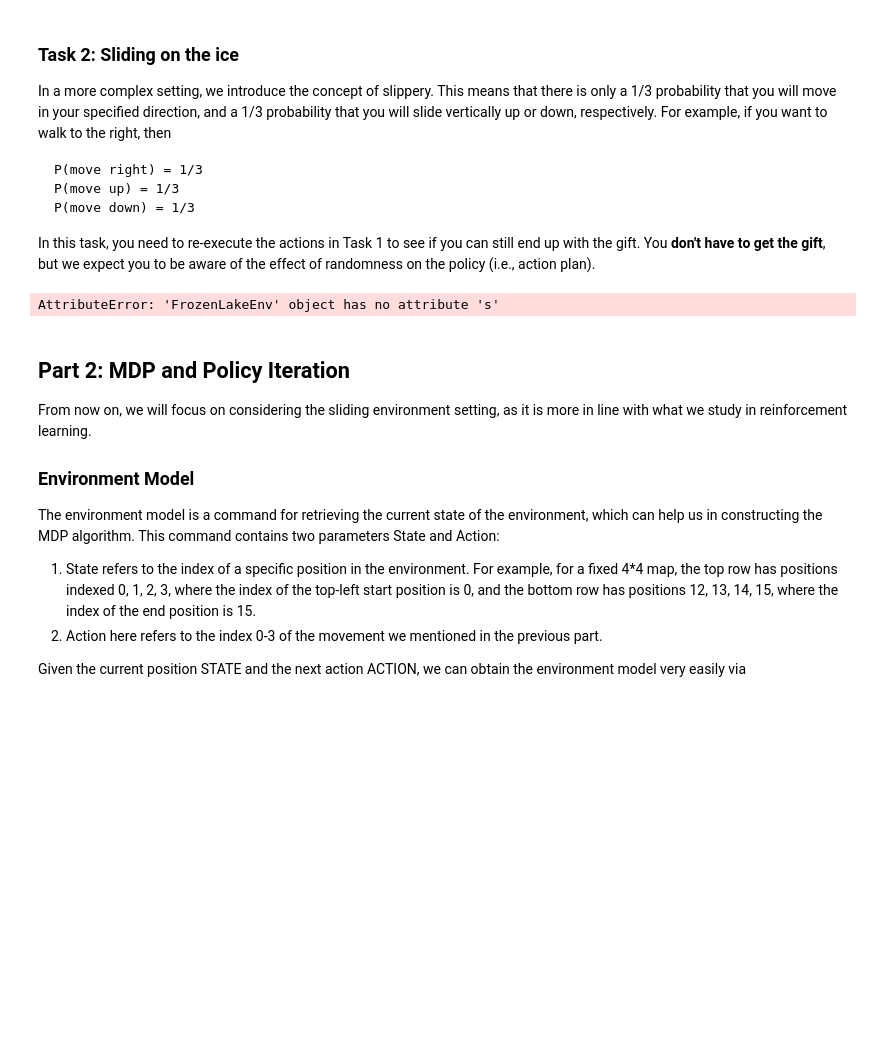
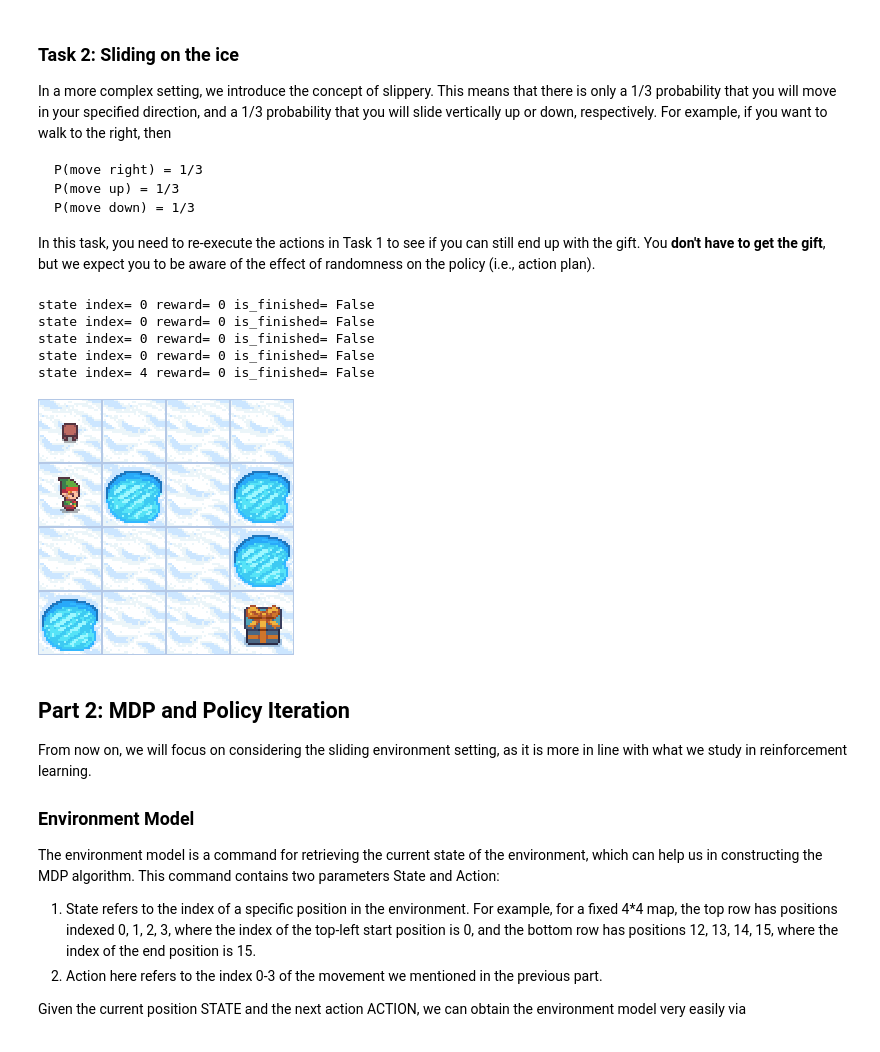
Before and after one commit to TimMiao/leetCode_Python, a Jupyter notebook: Lab_frozen_lake.ipynb, the cells around one changed output. Drawn from its saved outputs; the diff is of its cells as text; code cells hidden in the pictures; blank space fills up the shorter version.

```diff
--- a/Lab_frozen_lake.ipynb
+++ b/Lab_frozen_lake.ipynb
@@ -151,25 +151,30 @@ In this task, you need to re-execute the actions in Task 1 to see if you can sti
 # %%
 # load the environmet in new setting
 env=gym.make('FrozenLake-v1',is_slippery=True, render_mode="rgb_array").unwrapped
 #################TODO#####################
+env.reset()
 actions = [
+    0, # move left
     1, # move down
     1, # move down
-    2, # move right
-    2, # move right
     1, # move down
     2, # move right
 ]
 
 for action in actions:
   state, reward, finished, _, _ = env.step(action)
   print("state index=", state, "reward=", reward, "is_finished=", finished)
   if finished:
     break
 #############################################
 display(Image.fromarray(env.render()))
 # %% [output]
-AttributeError: 'FrozenLakeEnv' object has no attribute 's'
+state index= 0 reward= 0 is_finished= False
+state index= 0 reward= 0 is_finished= False
+state index= 0 reward= 0 is_finished= False
+state index= 0 reward= 0 is_finished= False
+state index= 4 reward= 0 is_finished= False
+[figure, added]
 # %% [markdown]
 ## Part 2: MDP and Policy Iteration
 From now on, we will focus on considering the sliding environment setting, as it is more in line with what we study in reinforcement learning.
```
Also changed, not shown: parts of 3 cells of this notebook.
